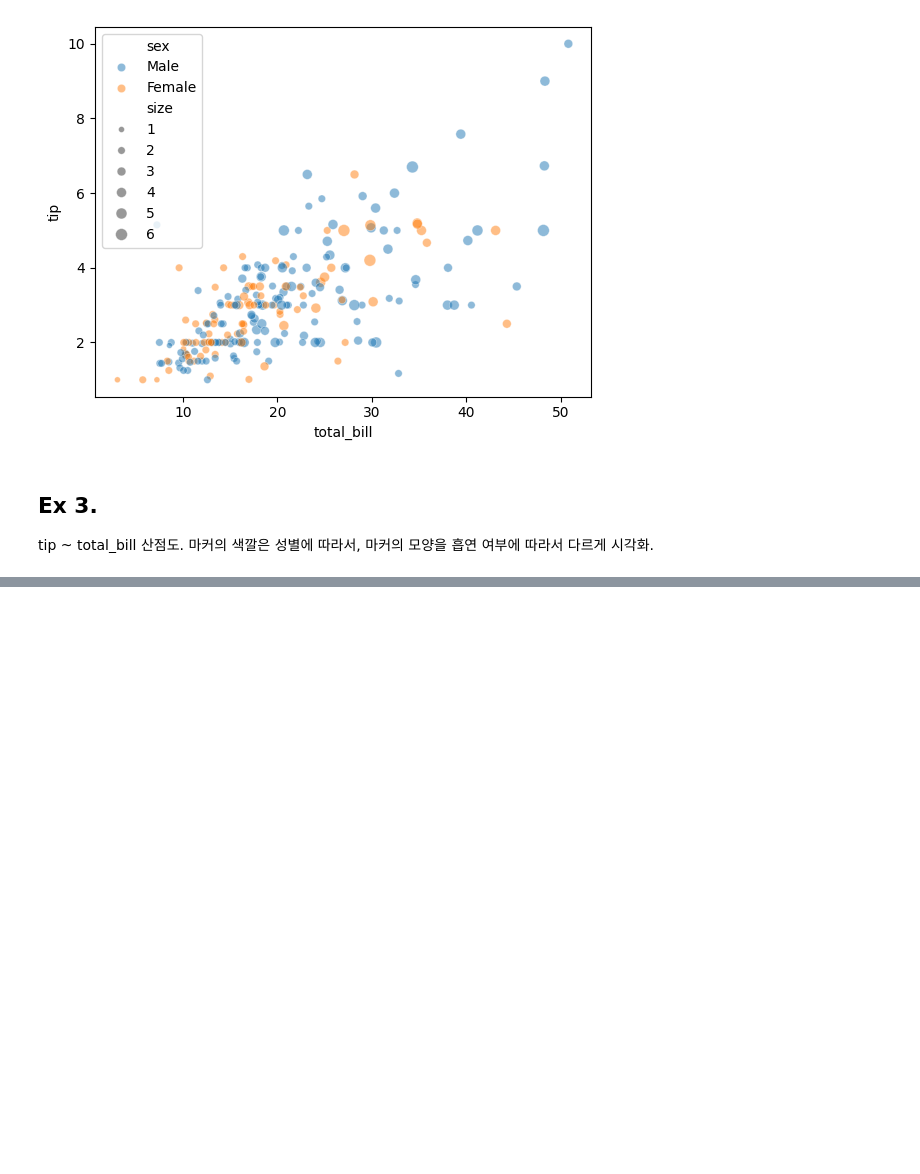
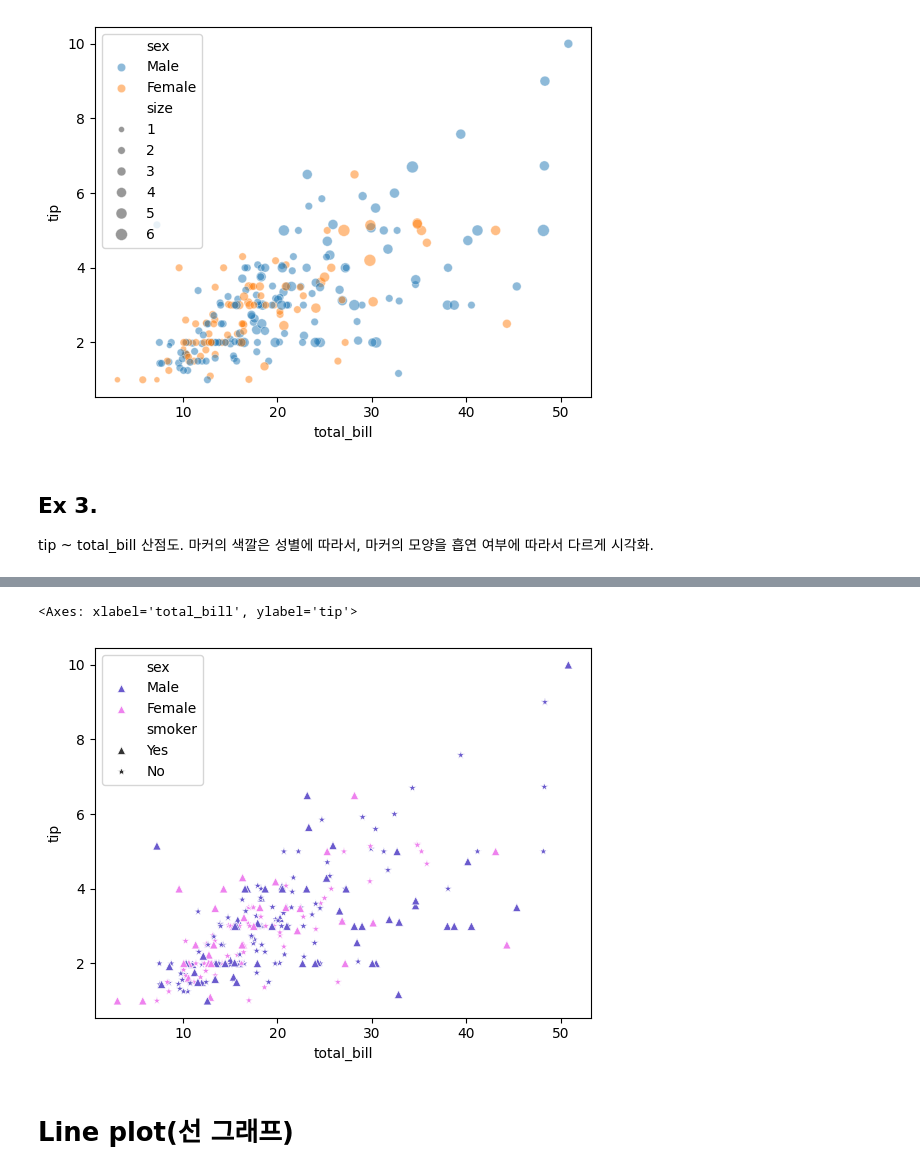
Before and after one commit to Sjleerodls/Data_Analysis, a Jupyter notebook: lab_da/da05_seaborn.ipynb, the cells around one changed output, grey strips where cells are left out. Drawn from its saved outputs; the diff is of its cells as text; code cells hidden in the pictures; blank space fills up the shorter version.

```diff
--- a/lab_da/da05_seaborn.ipynb
+++ b/lab_da/da05_seaborn.ipynb
@@ -495,0 +496,9 @@ sns.scatterplot(data=tips, x='total_bill', y='tip', hue='sex', style='smoker', a
+# %%
+# 마커 색상 바꾸기.
+sns.scatterplot(data=tips, x='total_bill', y='tip', hue='sex', palette=['SlateBlue', 'Violet'], style='smoker', markers=['^', '*'])
+# palette= 마커의 색상 원하는 색깔로 변경, style= 마커의 모양 구분 기준, makers=원하는 마커 모양으로 변경.
+# %% [output]
+<Axes: xlabel='total_bill', ylabel='tip'>
+[figure, added]
+# %% [markdown]
+# Line plot(선 그래프)
```
Also changed, not shown: parts of 16 cells of this notebook.
